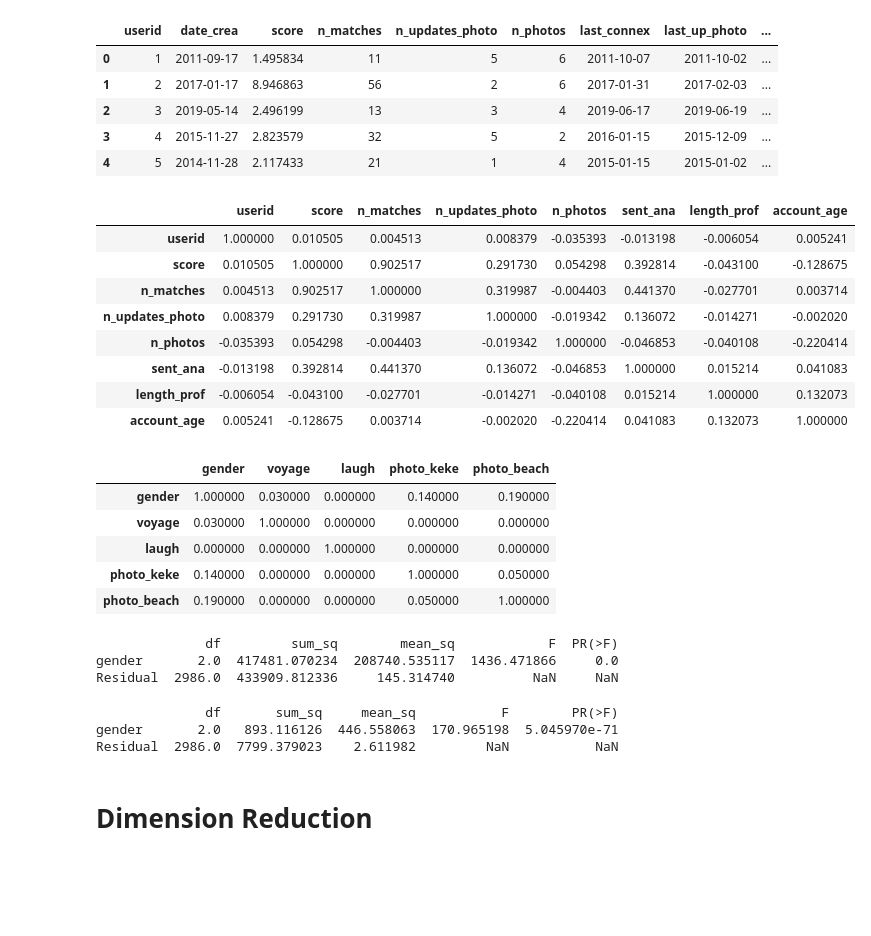
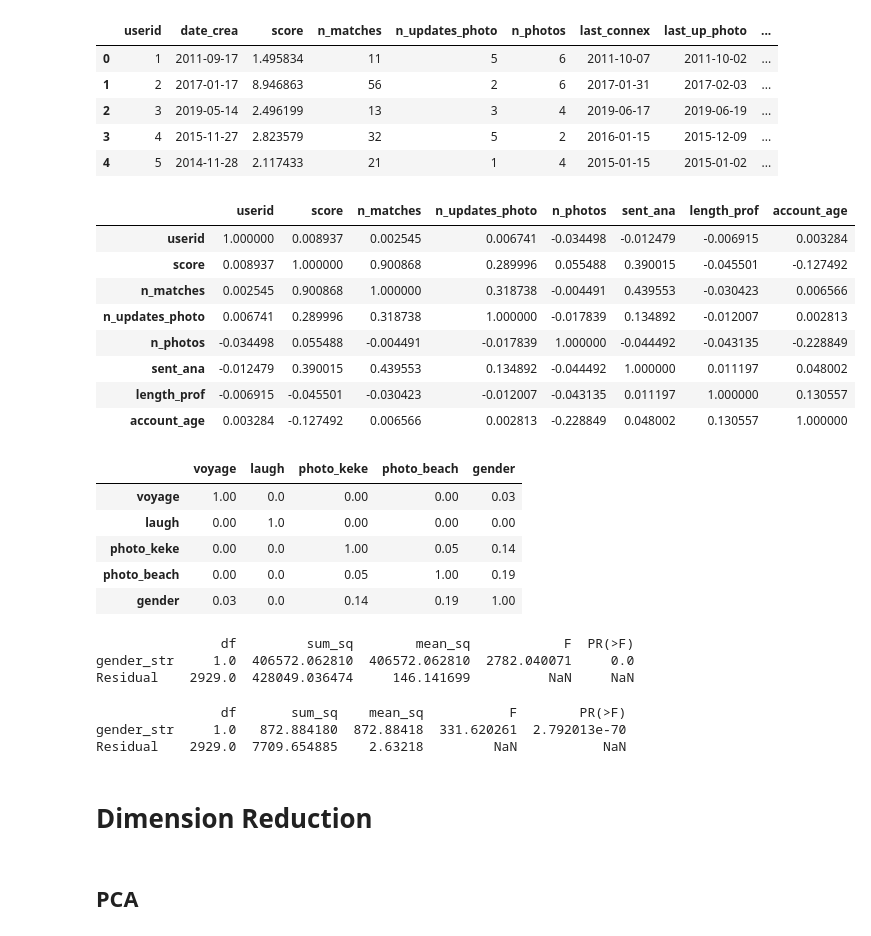
Before and after one commit to buu-nguyen/PIB3-Clustering, a Jupyter notebook: Clustering.ipynb, the cells around one changed output. Cells and saved outputs as stored; diff of their text form; code cells hidden in the pictures; blank space fills up the shorter version.

```diff
--- a/Clustering.ipynb
+++ b/Clustering.ipynb
@@ -7,12 +7,16 @@ import plotly.express as px
 pd.options.plotting.backend = "plotly"
 # %%
 df = pd.read_csv('datasets/users.db.csv')
-categorical_columns = ['gender', 'voyage', 'laugh', 'photo_keke', 'photo_beach']
+categorical_columns = ['voyage', 'laugh', 'photo_keke', 'photo_beach', 'gender']
+
 df.drop(columns=['last.pr.update'], inplace=True)
 df[['last.up.photo', 'last.connex', 'date.crea']] = df[['last.up.photo', 'last.connex', 'date.crea']].apply(pd.to_datetime)
 df['account_age'] = (df['last.connex'] - df['date.crea']).dt.days
 df.drop(df[df['account_age'] < 0].index, inplace = True)
 df.columns = df.columns.str.replace('.', '_')
+df['gender'].replace({2 : np.nan}, inplace=True)
+#df[categorical_columns] = df[categorical_columns].apply(lambda x: np.where(x < 0, np.nan))
+df.dropna(inplace = True)
 df.head()
 # %% [output]
 The default value of regex will change from True to False in a future version. In addition, single character regular expressions will *not* be treated as literal strings when regex=True.
@@ -23,34 +27,33 @@ The default value of regex will change from True to False in a future version. I
 | 3 | 4 | 2015-11-27 | 2.823579 | 32 | 5 | 2 | 2016-01-15 | 2015-12-09 | ... |
 | 4 | 5 | 2014-11-28 | 2.117433 | 21 | 1 | 4 | 2015-01-15 | 2015-01-02 | ... |
 # %%
-corr = df.drop(columns=categorical_columns).corr()
-corr.style.background_gradient(cmap='coolwarm')
+df.drop(columns=categorical_columns).corr()
 # %% [output]
 |  | userid | score | n_matches | n_updates_photo | n_photos | sent_ana | length_prof | account_age |
-| userid | 1.000000 | 0.010505 | 0.004513 | 0.008379 | -0.035393 | -0.013198 | -0.006054 | 0.005241 |
-| score | 0.010505 | 1.000000 | 0.902517 | 0.291730 | 0.054298 | 0.392814 | -0.043100 | -0.128675 |
-| n_matches | 0.004513 | 0.902517 | 1.000000 | 0.319987 | -0.004403 | 0.441370 | -0.027701 | 0.003714 |
-| n_updates_photo | 0.008379 | 0.291730 | 0.319987 | 1.000000 | -0.019342 | 0.136072 | -0.014271 | -0.002020 |
-| n_photos | -0.035393 | 0.054298 | -0.004403 | -0.019342 | 1.000000 | -0.046853 | -0.040108 | -0.220414 |
-| sent_ana | -0.013198 | 0.392814 | 0.441370 | 0.136072 | -0.046853 | 1.000000 | 0.015214 | 0.041083 |
-| length_prof | -0.006054 | -0.043100 | -0.027701 | -0.014271 | -0.040108 | 0.015214 | 1.000000 | 0.132073 |
-| account_age | 0.005241 | -0.128675 | 0.003714 | -0.002020 | -0.220414 | 0.041083 | 0.132073 | 1.000000 |
+| userid | 1.000000 | 0.008937 | 0.002545 | 0.006741 | -0.034498 | -0.012479 | -0.006915 | 0.003284 |
+| score | 0.008937 | 1.000000 | 0.900868 | 0.289996 | 0.055488 | 0.390015 | -0.045501 | -0.127492 |
+| n_matches | 0.002545 | 0.900868 | 1.000000 | 0.318738 | -0.004491 | 0.439553 | -0.030423 | 0.006566 |
+| n_updates_photo | 0.006741 | 0.289996 | 0.318738 | 1.000000 | -0.017839 | 0.134892 | -0.012007 | 0.002813 |
+| n_photos | -0.034498 | 0.055488 | -0.004491 | -0.017839 | 1.000000 | -0.044492 | -0.043135 | -0.228849 |
+| sent_ana | -0.012479 | 0.390015 | 0.439553 | 0.134892 | -0.044492 | 1.000000 | 0.011197 | 0.048002 |
+| length_prof | -0.006915 | -0.045501 | -0.030423 | -0.012007 | -0.043135 | 0.011197 | 1.000000 | 0.130557 |
+| account_age | 0.003284 | -0.127492 | 0.006566 | 0.002813 | -0.228849 | 0.048002 | 0.130557 | 1.000000 |
 # %%
 from scipy.stats import chi2_contingency
 
-def cramers_v(confusion_matrix):
+def cramers_corrected_stat(confusion_matrix):
     """ calculate Cramers V statistic for categorial-categorial association.
         uses correction from Bergsma and Wicher,
         Journal of the Korean Statistical Society 42 (2013): 323-328
     """
     chi2 = chi2_contingency(confusion_matrix)[0]
     n = confusion_matrix.sum()
-    phi2 = chi2 / n
-    r, k = confusion_matrix.shape
+    phi2 = chi2/n
+    r,k = confusion_matrix.shape
     phi2corr = max(0, phi2 - ((k-1)*(r-1))/(n-1))
     rcorr = r - ((r-1)**2)/(n-1)
     kcorr = k - ((k-1)**2)/(n-1)
-    return np.sqrt(phi2corr / min((kcorr-1), (rcorr-1)))
+    return np.sqrt(phi2corr / min( (kcorr-1), (rcorr-1)))
 
 rows= []
 data_encoded = df[categorical_columns]
@@ -59,19 +62,17 @@ for var1 in data_encoded:
   col = []
   for var2 in data_encoded :
     confusion_matrix = pd.crosstab(df[var1], df[var2])
-    cramers = cramers_v(confusion_matrix.values) # Cramer's V test
-    col.append(round(cramers,2)) # Keeping of the rounded value of the Cramer's V
+    cramers = cramers_corrected_stat(confusion_matrix.values) # Cramer's V test
+    col.append(round(cramers, 2)) # Keeping of the rounded value of the Cramer's V
   rows.append(col)
 
 cramers_results = np.array(rows)
-
-corr = pd.DataFrame(cramers_results, columns = data_encoded.columns, index =data_encoded.columns)
-corr.style.background_gradient(cmap='coolwarm')
+pd.DataFrame(cramers_results, columns = data_encoded.columns, index =data_encoded.columns)
 # %% [output]
-|  | gender | voyage | laugh | photo_keke | photo_beach |
-| gender | 1.000000 | 0.030000 | 0.000000 | 0.140000 | 0.190000 |
-| voyage | 0.030000 | 1.000000 | 0.000000 | 0.000000 | 0.000000 |
-| laugh | 0.000000 | 0.000000 | 1.000000 | 0.000000 | 0.000000 |
-| photo_keke | 0.140000 | 0.000000 | 0.000000 | 1.000000 | 0.050000 |
-| photo_beach | 0.190000 | 0.000000 | 0.000000 | 0.050000 | 1.000000 |
+|  | voyage | laugh | photo_keke | photo_beach | gender |
+| voyage | 1.00 | 0.0 | 0.00 | 0.00 | 0.03 |
+| laugh | 0.00 | 1.0 | 0.00 | 0.00 | 0.00 |
+| photo_keke | 0.00 | 0.0 | 1.00 | 0.05 | 0.14 |
+| photo_beach | 0.00 | 0.0 | 0.05 | 1.00 | 0.19 |
+| gender | 0.03 | 0.0 | 0.14 | 0.19 | 1.00 |
 # %%
@@ -80,29 +81,31 @@ df['gender'].replace({0 : 'Female', 1 : 'Male', 2 : 'Unknown'}, inplace=True)
 import statsmodels.api as sm
 from statsmodels.formula.api import ols
 
-mod = ols('account_age ~ gender',
+mod = ols('account_age ~ gender_str',
                 data=df).fit()
 
 aov_table = sm.stats.anova_lm(mod, typ=1)
 print(aov_table)
-df.plot.box(x='gender', y='account_age')
+df.plot.box(x='gender_str', y='account_age')
 # %% [output]
-              df         sum_sq        mean_sq            F  PR(>F)
-gender       2.0  417481.070234  208740.535117  1436.471866     0.0
-Residual  2986.0  433909.812336     145.314740          NaN     NaN
+                df         sum_sq        mean_sq            F  PR(>F)
+gender_str     1.0  406572.062810  406572.062810  2782.040071     0.0
+Residual    2929.0  428049.036474     146.141699          NaN     NaN
 # %%
-mod = ols('n_photos ~ gender',
+mod = ols('n_photos ~ gender_str',
                 data=df).fit()
 
 aov_table = sm.stats.anova_lm(mod, typ=1)
 print(aov_table)
-df.plot.box(x='gender', y='n_photos')
+df.plot.box(x='gender_str', y='n_photos')
 # %% [output]
-              df       sum_sq     mean_sq           F        PR(>F)
-gender       2.0   893.116126  446.558063  170.965198  5.045970e-71
-Residual  2986.0  7799.379023    2.611982         NaN           NaN
+                df       sum_sq    mean_sq           F        PR(>F)
+gender_str     1.0   872.884180  872.88418  331.620261  2.792013e-70
+Residual    2929.0  7709.654885    2.63218         NaN           NaN
 # %% [markdown]
 # Dimension Reduction
+# %% [markdown]
+## PCA
 # %%
 from sklearn.preprocessing import StandardScaler
 
```
Also changed, not shown: parts of 14 cells of this notebook.
